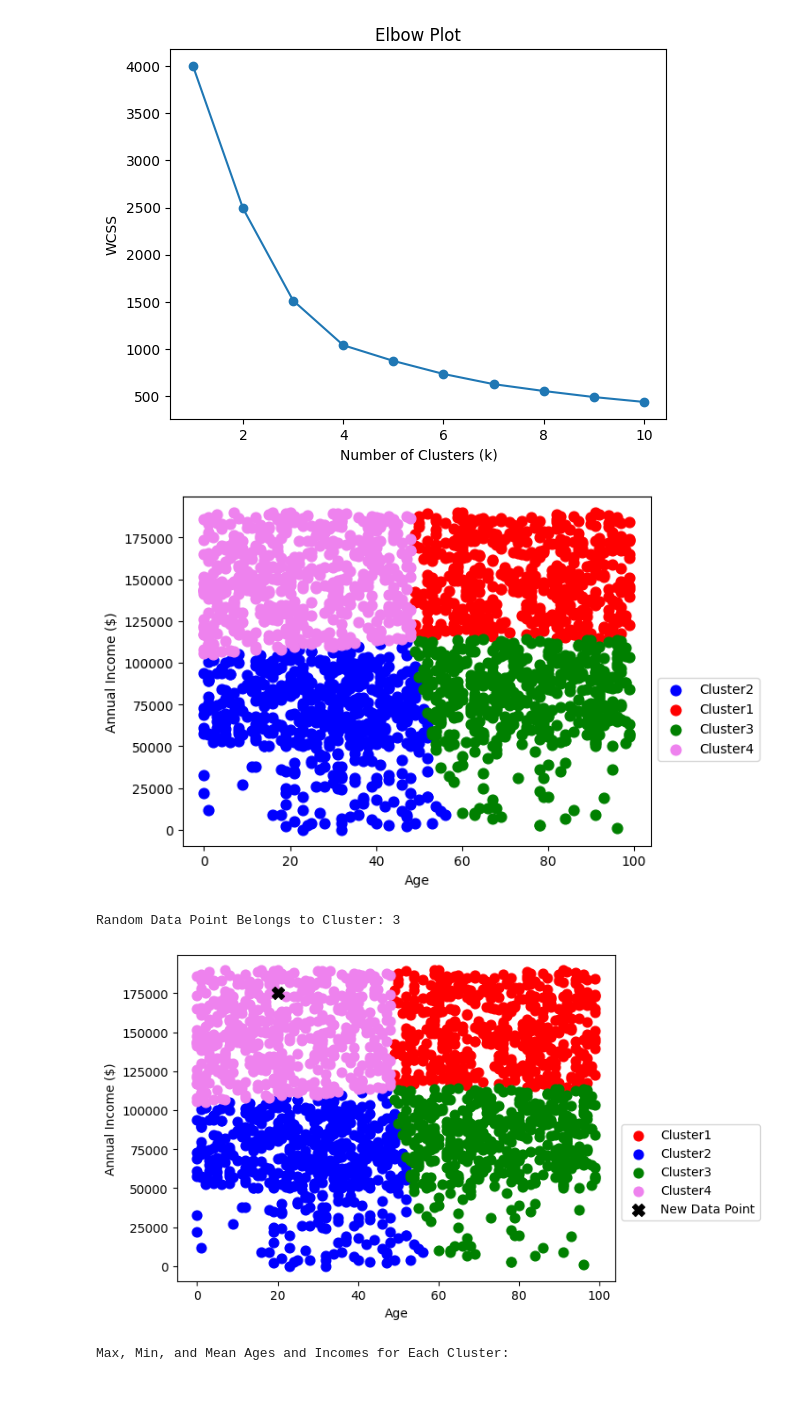
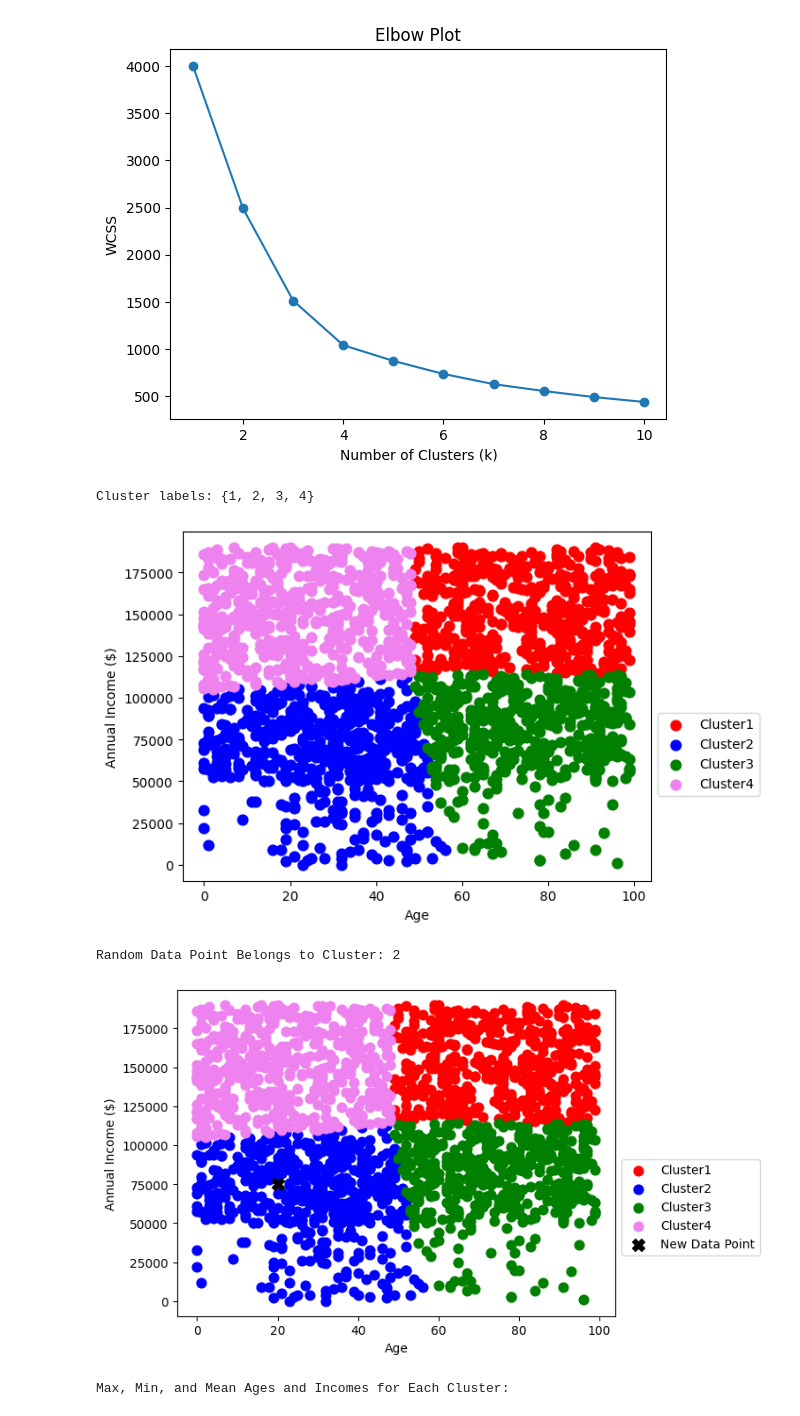
Before and after one commit to mmacrides/Personal-Projects, a Jupyter notebook: Customer Segmentation (Clustering)/CustomerSegmentation.ipynb, the cells around one changed output. Drawn from its saved outputs; the diff is of its cells as text; code cells hidden in the pictures.

```diff
--- a/Customer Segmentation (Clustering)/CustomerSegmentation.ipynb
+++ b/Customer Segmentation (Clustering)/CustomerSegmentation.ipynb
@@ -6,7 +6,7 @@ from sklearn.cluster import KMeans
 from mpl_toolkits.mplot3d import Axes3D
 from sklearn.preprocessing import StandardScaler
 # %%
-path = "/Users/mattmacrides/Personal-Projects/Customer Segmentation 2 - Clustering/"
+path = "/Users/mattmacrides/Personal-Projects/Customer Segmentation (Clustering)/"
 df = pd.read_csv(path + 'Customers.csv', sep=',', decimal='.')
 df.head(5)
 # %% [output]
@@ -158,49 +158,56 @@ plt.show()
 kmeans = KMeans(n_clusters = 4, n_init = 10, init = "k-means++", random_state = 42)
 kmeans.fit(X)
 y_kmeans = kmeans.predict(X)
+y_kmeans = y_kmeans + 1
 # %%
 # Unscaled the scaled data
 X = scaler.inverse_transform(X)
+# %%
+unique_labels = set(y_kmeans)
+print("Cluster labels:", unique_labels)
+# %% [output]
+Cluster labels: {1, 2, 3, 4}
 # %%
 # Visualising the clusters
-plt.scatter( X[y_kmeans == 1, 0], X[y_kmeans == 1, 1], s = 60, c = 'blue', label = 'Cluster2')
-plt.scatter( X[y_kmeans == 0, 0], X[y_kmeans == 0, 1], s = 60, c = 'red', label = 'Cluster1')
-plt.scatter( X[y_kmeans == 2, 0], X[y_kmeans == 2, 1], s = 60, c = 'green', label = 'Cluster3')
-plt.scatter( X[y_kmeans == 3, 0], X[y_kmeans == 3, 1], s = 60, c = 'violet', label = 'Cluster4')
+# Visualising the clusters
+plt.scatter(X[y_kmeans == 1, 0], X[y_kmeans == 1, 1], s=60, c='red', label='Cluster1')
+plt.scatter(X[y_kmeans == 2, 0], X[y_kmeans == 2, 1], s=60, c='blue', label='Cluster2')
+plt.scatter(X[y_kmeans == 3, 0], X[y_kmeans == 3, 1], s=60, c='green', label='Cluster3')
+plt.scatter(X[y_kmeans == 4, 0], X[y_kmeans == 4, 1], s=60, c='violet', label='Cluster4')
 plt.xlabel('Age')
 plt.ylabel('Annual Income ($)')
 plt.legend(bbox_to_anchor=(1.0, 0.5))
 plt.show()
 # %% [output]
-[figure, old version]
+[figure, new version]
 # %%
 # Adding a new data point to the cluster
 
 # Generate a random data point
-random_data_point = np.array([[20, 175000]])
+random_data_point = np.array([[20, 75000]])
 
 # Predict + Scale the cluster for the new data point
 predicted_cluster = kmeans.predict(scaler.transform(random_data_point))
 
 # Print the predicted cluster
-print("Random Data Point Belongs to Cluster:", predicted_cluster[0])
+print("Random Data Point Belongs to Cluster:", predicted_cluster[0] + 1)
 
 # Visualizing the clusters with the new random data point
-plt.scatter(X[y_kmeans == 0, 0], X[y_kmeans == 0, 1], s=60, c='red', label='Cluster1')
-plt.scatter(X[y_kmeans == 1, 0], X[y_kmeans == 1, 1], s=60, c='blue', label='Cluster2')
-plt.scatter(X[y_kmeans == 2, 0], X[y_kmeans == 2, 1], s=60, c='green', label='Cluster3')
-plt.scatter(X[y_kmeans == 3, 0], X[y_kmeans == 3, 1], s=60, c='violet', label='Cluster4')
+plt.scatter(X[y_kmeans == 1, 0], X[y_kmeans == 1, 1], s=60, c='red', label='Cluster1')
+plt.scatter(X[y_kmeans == 2, 0], X[y_kmeans == 2, 1], s=60, c='blue', label='Cluster2')
+plt.scatter(X[y_kmeans == 3, 0], X[y_kmeans == 3, 1], s=60, c='green', label='Cluster3')
+plt.scatter(X[y_kmeans == 4, 0], X[y_kmeans == 4, 1], s=60, c='violet', label='Cluster4')
 
 # Plot the new random data point
 plt.scatter(random_data_point[0, 0], random_data_point[0, 1], s=100, c='black', marker='X', label='New Data Point')
 
 plt.xlabel('Age')
 plt.ylabel('Annual Income ($)')
 plt.legend(bbox_to_anchor=(1.0, 0.5))
 plt.show()
 # %% [output]
-Random Data Point Belongs to Cluster: 3
+Random Data Point Belongs to Cluster: 2
-[figure, old version]
+[figure, new version]
 # %%
 # Finding upper and lower bounds for the clusters
 cluster_labels = kmeans.labels_
```
